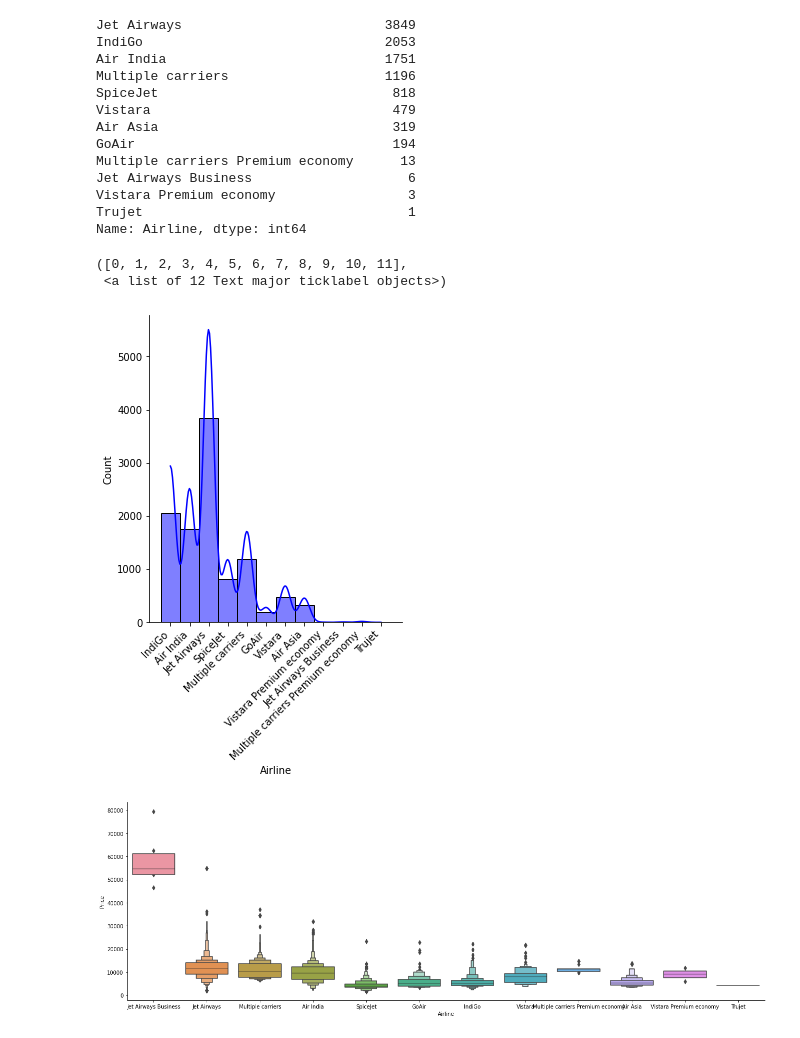
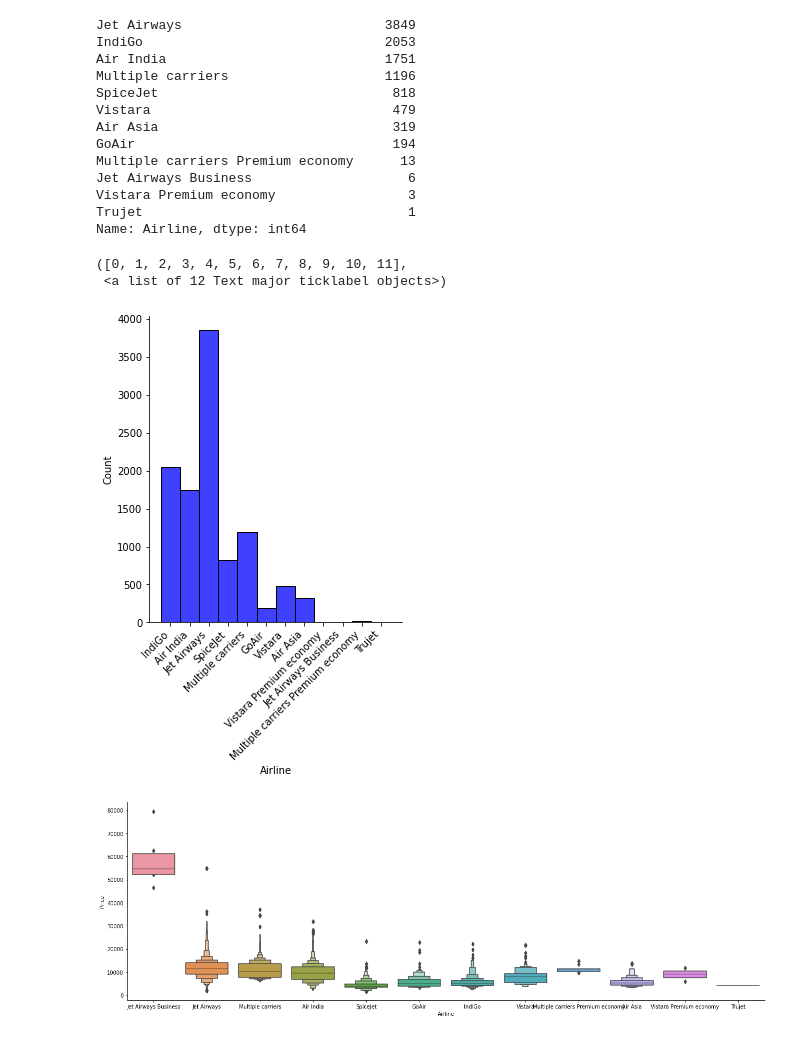
Before and after one commit to LiamAcker/FlightFarePredictor, a Jupyter notebook: ML.ipynb, the cells around one changed output. Cells and saved outputs as stored; diff of their text form; code cells hidden in the pictures.

```diff
--- a/ML.ipynb
+++ b/ML.ipynb
@@ -112,12 +112,12 @@ Vistara Premium economy                 3
 Trujet                                  1
 Name: Airline, dtype: int64
 # %%
-sns.displot(data = data_train, x = data_train['Airline'], kde=True, color='blue')
+sns.displot(data = data_train, x = data_train['Airline'], color='blue')
 plt.xticks(rotation=45, horizontalalignment='right')
 # %% [output]
 ([0, 1, 2, 3, 4, 5, 6, 7, 8, 9, 10, 11],
  <a list of 12 Text major ticklabel objects>)
-[figure, old version]
+[figure, new version]
 # %%
 sns.catplot(x = 'Airline', y = 'Price', data = data_train.sort_values("Price",ascending = False),kind = 'boxen',height=6,aspect=3)
 plt.show()
```
Also changed, not shown: parts of 17 cells of this notebook.
